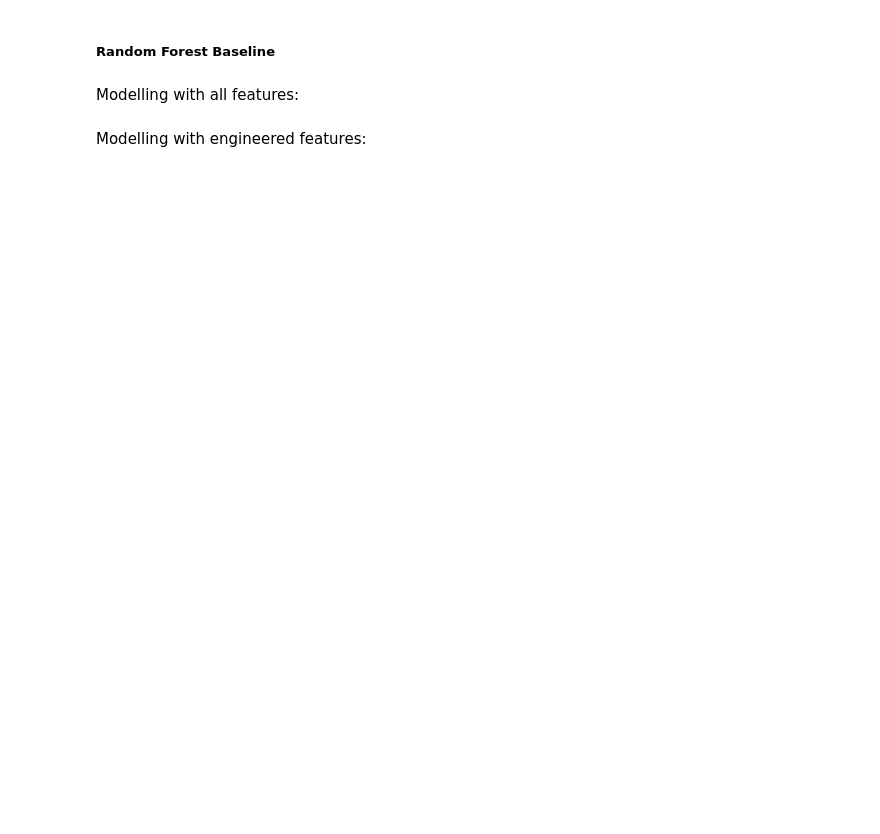
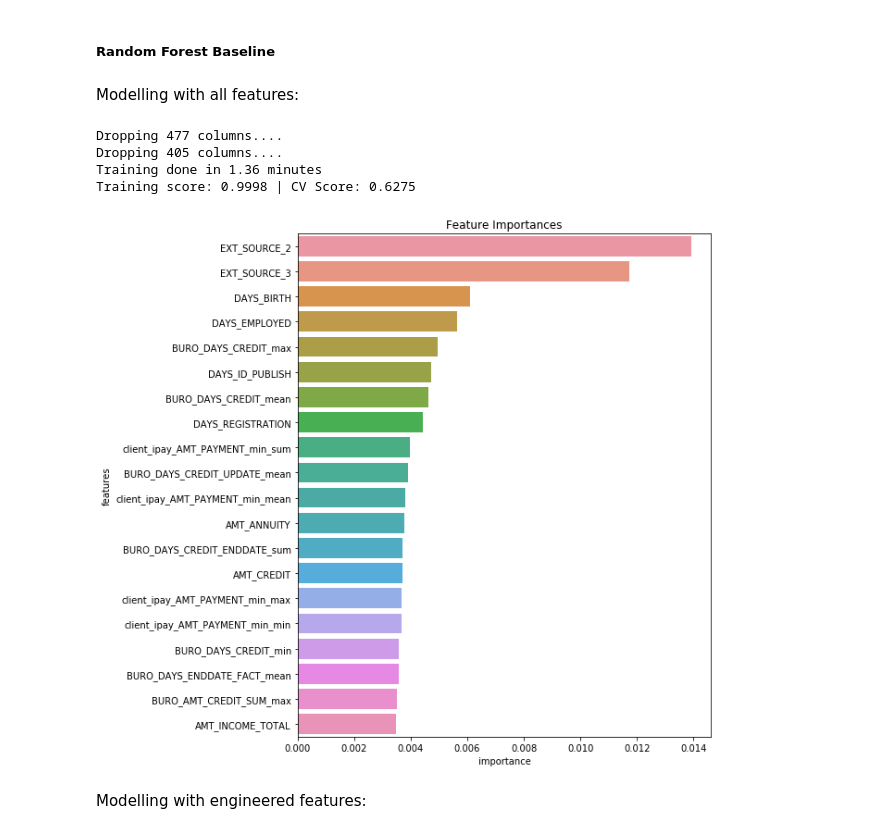
Before and after one commit to ashiquem/home-credit-default-risk, a Jupyter notebook: model_evolution.ipynb, the cells around one changed output. Drawn from its saved outputs; the diff is of its cells as text; code cells hidden in the pictures; blank space fills up the shorter version.

```diff
--- a/model_evolution.ipynb
+++ b/model_evolution.ipynb
@@ -29,7 +34,7 @@ print('Datasets loaded in: {:.2f} minutes'.format((end-start)/60))
 # %%
 #process datasets
-# start = time.time()
+start = time.time()
 # data = fe.process_datasets(app_train,app_test,buro,bb,pa,ipay,ccb,pos,fe=False,path='processed/alldata.csv')
-# data_fe = fe.process_datasets(app_train,app_test,buro,bb,pa,ipay,ccb,pos,path='processed/alldata_fe.csv')
-# end = time.time()
-# print('Datasets processed in: {:.2f} minutes'.format((end-start)/60))
+data_fe = fe.process_datasets(app_train,app_test,buro,bb,pa,ipay,ccb,pos,path='processed/alldata_fe.csv')
+end = time.time()
+print('Datasets processed in: {:.2f} minutes'.format((end-start)/60))
@@ -38,3 +57,5 @@ data = pd.read_csv('processed/alldata.csv')
+# %%
+vs = plotting.Visualizations()
 # %% [markdown]
 ##### Random Forest Baseline
 # %%
@@ -43,6 +64,9 @@ def rf_baseline(data):
     #preprocessing data
     train = data.loc[data['TARGET'].notnull(),:].copy()
     test = data.loc[data['TARGET'].isnull(),:].copy()
+
+    if data.shape[1] > 1847:
+        drop = True
     del data
     gc.collect()
 
@@ -51,17 +75,28 @@ def rf_baseline(data):
     train.drop(columns=['TARGET','SK_ID_CURR'],inplace=True)
     test.drop(columns=['TARGET','SK_ID_CURR'],inplace=True)
 
+    #drop features with a high number of missing values:
+    train = fe.drop_missing_values(train,30)
+    test = fe.drop_missing_values(test,30)
+
     train,test = train.align(test,join='inner',axis=1)
+
+    features = list(train.columns)
+
+    #remove features dropped by imputer
+    if drop:
+        to_drop = [455,456,457,459,460,461,464]
+        for ft in to_drop:
+            del features[ft]
 
     # Impute training and testing data
 
-    imputer = Imputer(strategy='median')
+    imputer = Imputer(strategy='mean',verbose=200)
     imputer.fit(train)
     train = imputer.transform(train)
     test = imputer.transform(test)
 
 
-    features = list(train.columns)
     fi = np.zeros(len(features))
 
     classifier = RandomForestClassifier()
@@ -98,7 +133,7 @@ def rf_baseline(data):
 
     #feature importance
     f_importance = pd.DataFrame(columns=['feature','importance'])
-    f_importance['Feature'] = features
+    f_importance['features'] = features
     f_importance['importance'] = fi
 
     return scores,test_pred,f_importance
@@ -106,6 +141,15 @@ def rf_baseline(data):
 Modelling with all features:
 # %%
 rf_scores,rf_test_pred,rf_f_importance = rf_baseline(data)
+# %% [output]
+Dropping 477 columns....
+Dropping 405 columns....
+Training done in 1.36 minutes
+Training score: 0.9998 | CV Score: 0.6275
+# %%
+vs.plot_fi(rf_f_importance)
+# %% [output]
+[figure, added]
 # %% [markdown]
 Modelling with engineered features:
 # %%
```
Also changed, not shown: parts of 10 cells of this notebook.
